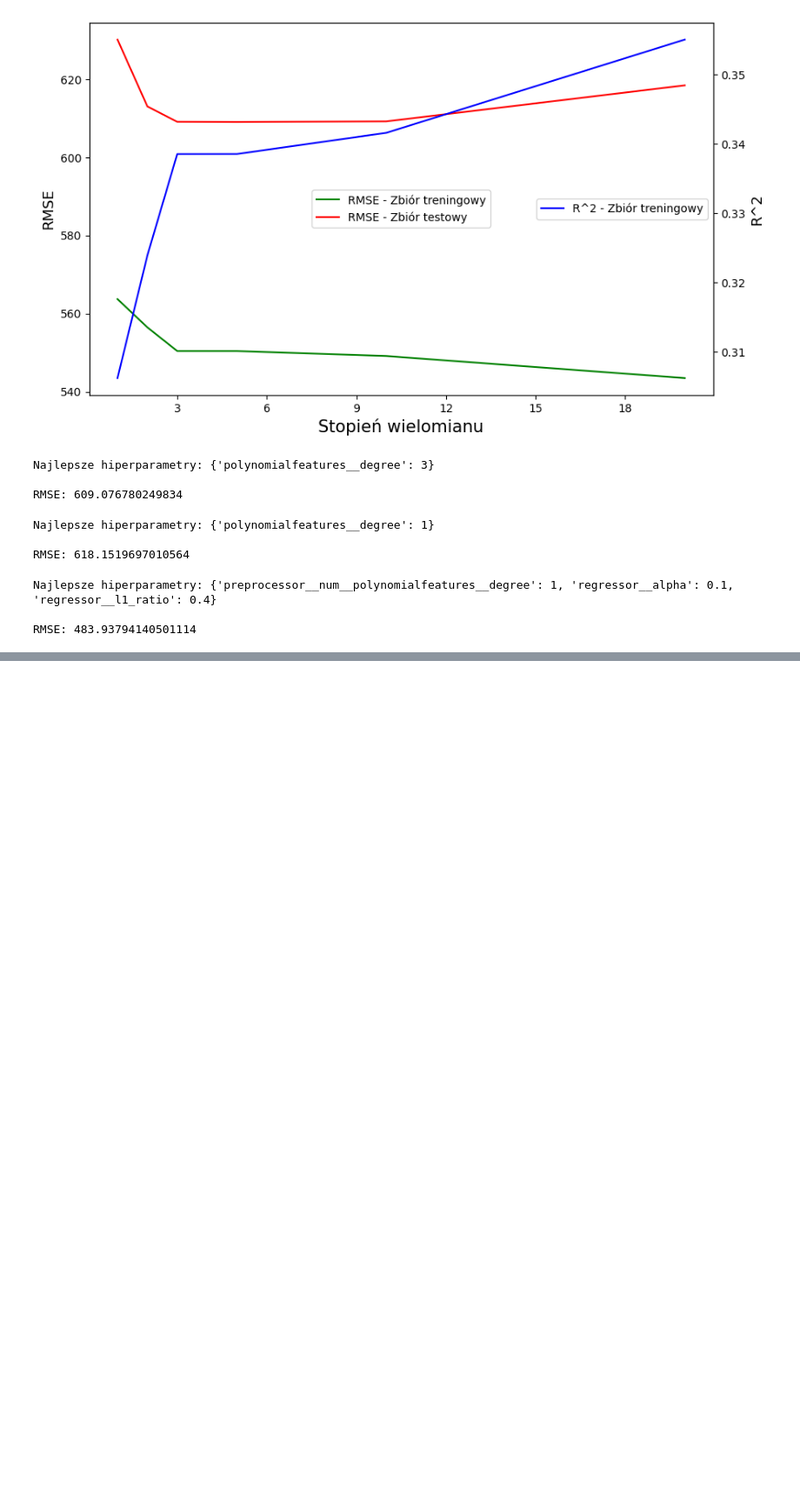
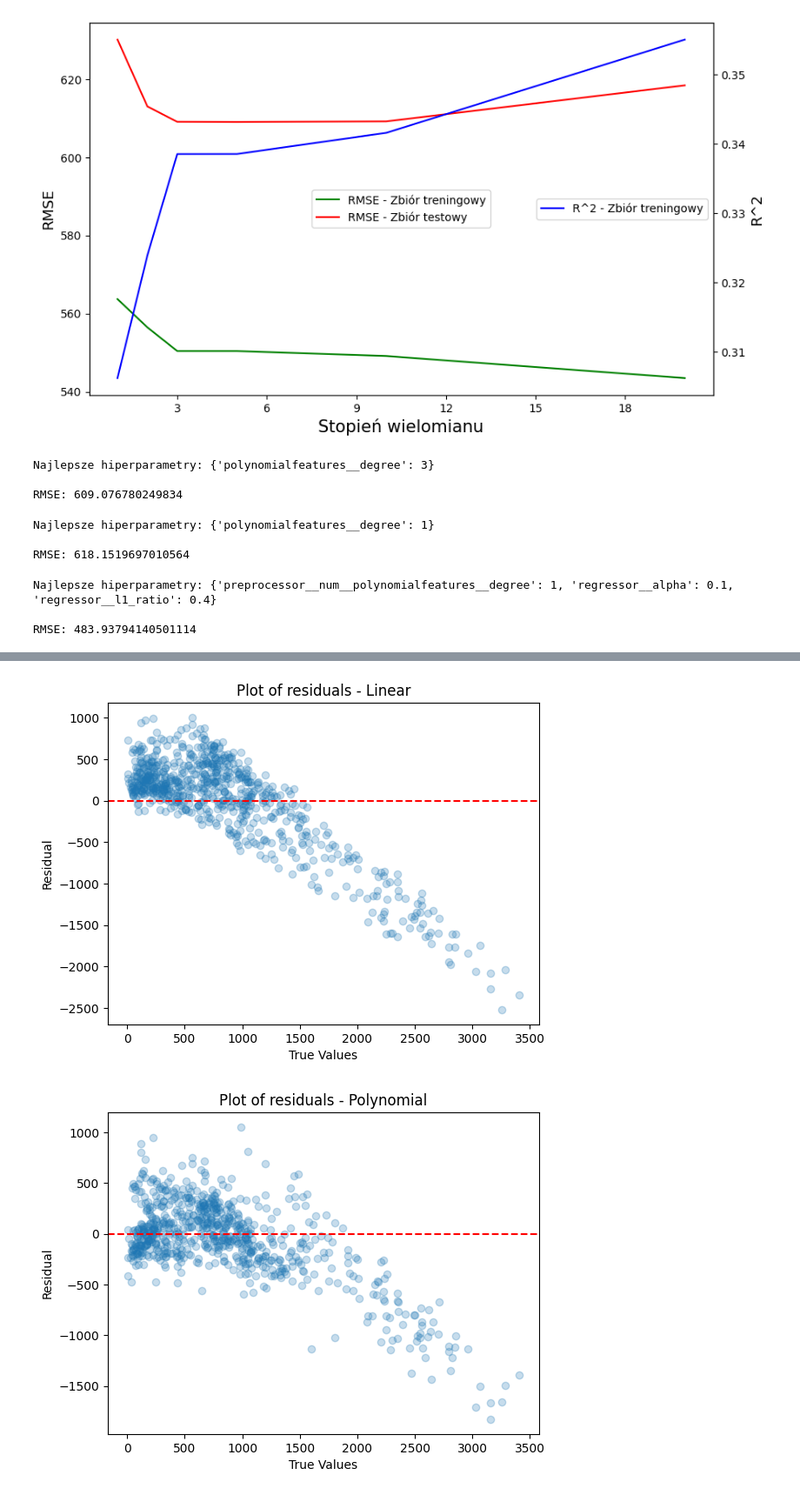
Before and after one commit to KenZooo11/m13.5, a Jupyter notebook: 13.5.ipynb, the cells around one changed output, grey strips where cells are left out. Shown at 87% size. Drawn from its saved outputs; the diff is of its cells as text; code cells hidden in the pictures; blank space fills up the shorter version.

```diff
--- a/13.5.ipynb
+++ b/13.5.ipynb
@@ -511,0 +464,19 @@ plt.show()
+# %%
+errors = y_predict - y_1
+plt.scatter(x=y_1, y=errors, alpha=0.25)
+plt.axhline(0, color="r", linestyle="--")
+plt.xlabel('True Values')
+plt.ylabel('Residual')
+plt.title('Plot of residuals - Linear')
+plt.show()
+
+errors = all_predictions - y_1
+plt.scatter(x=y_1, y=errors, alpha=0.25)
+plt.axhline(0, color="r", linestyle="--")
+plt.xlabel('True Values')
+plt.ylabel('Residual')
+plt.title('Plot of residuals - Polynomial')
+plt.show()
+# %% [output]
+[figure, added]
+[figure, added]
```
Also changed, not shown: parts of 10 cells of this notebook.
